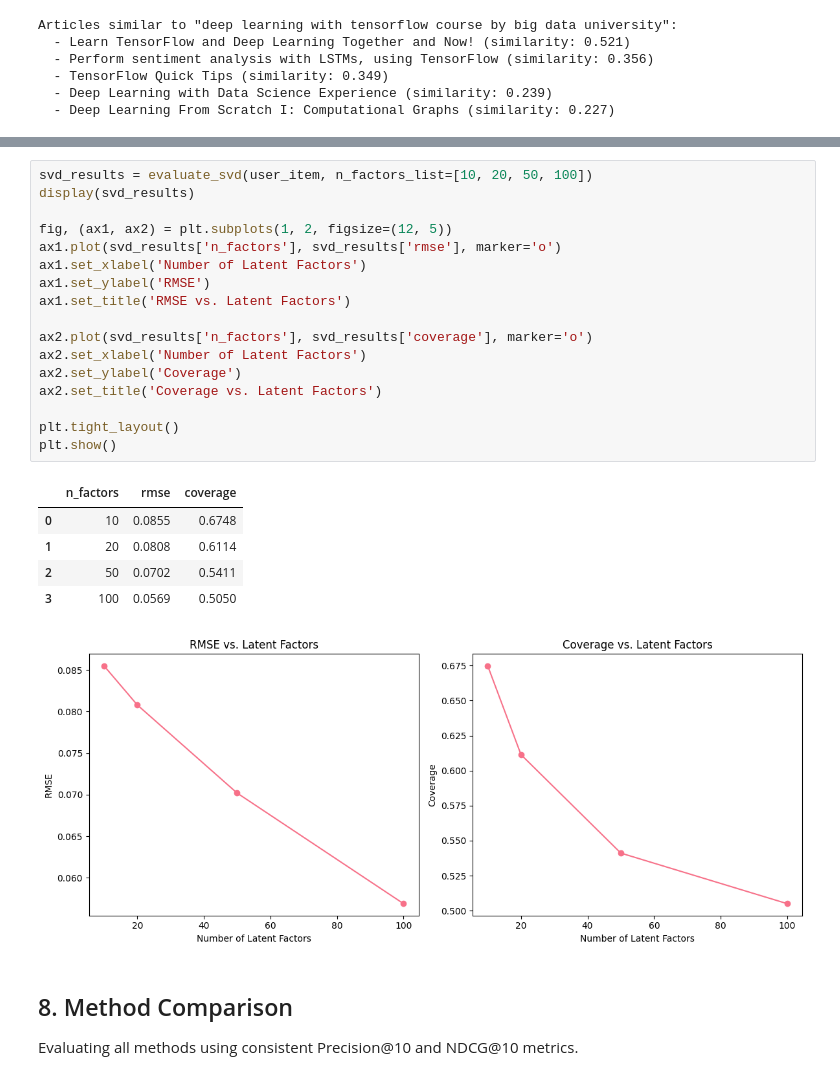
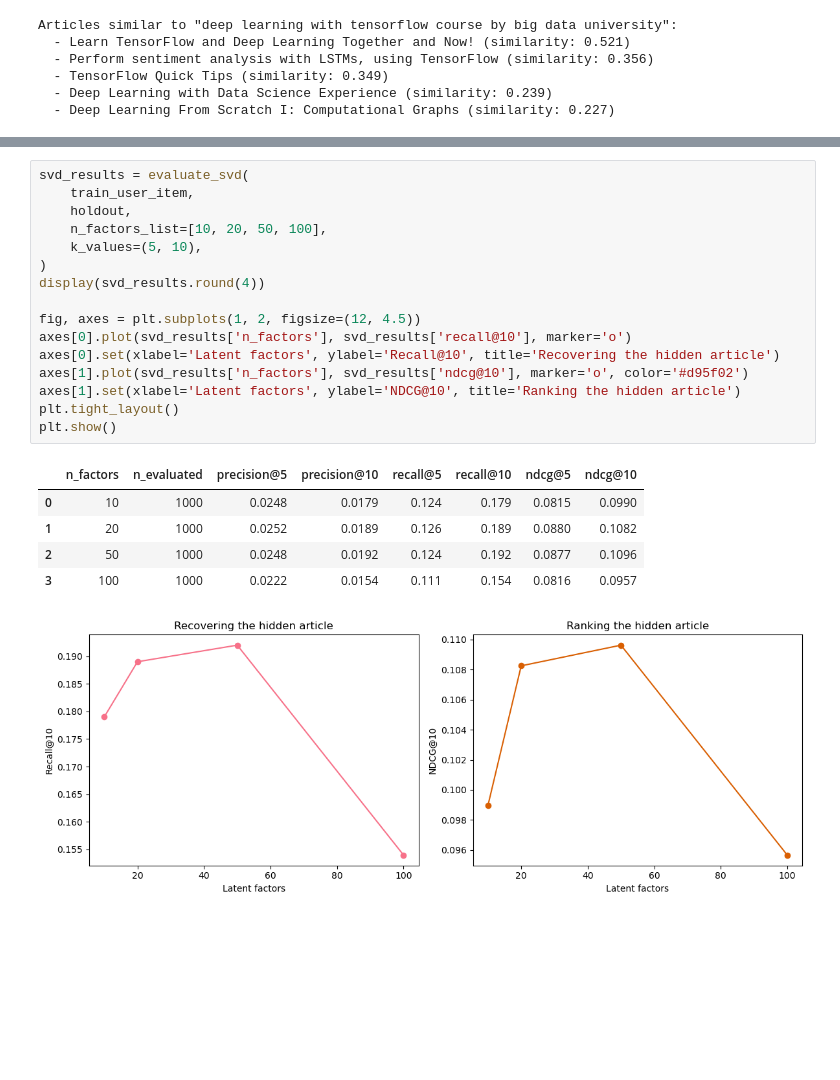
Before and after one commit to tobibolu/Personalized-Article-Recommendation-System, a Jupyter notebook: notebooks/recommender.ipynb, the cells around one changed output, grey strips where cells are left out. Cells and saved outputs as stored; diff of their text form; blank space fills up the shorter version.

Commit message:
Rebuild recommender evaluation with unseen-interaction holdout

```diff
--- a/notebooks/recommender.ipynb
+++ b/notebooks/recommender.ipynb
@@ -265,28 +317,23 @@ Components needed for variance thresholds:
 # %%
-svd_results = evaluate_svd(user_item, n_factors_list=[10, 20, 50, 100])
-display(svd_results)
+svd_results = evaluate_svd(
+    train_user_item,
+    holdout,
+    n_factors_list=[10, 20, 50, 100],
+    k_values=(5, 10),
+)
+display(svd_results.round(4))
 
-fig, (ax1, ax2) = plt.subplots(1, 2, figsize=(12, 5))
-ax1.plot(svd_results['n_factors'], svd_results['rmse'], marker='o')
-ax1.set_xlabel('Number of Latent Factors')
-ax1.set_ylabel('RMSE')
-ax1.set_title('RMSE vs. Latent Factors')
-
-ax2.plot(svd_results['n_factors'], svd_results['coverage'], marker='o')
-ax2.set_xlabel('Number of Latent Factors')
-ax2.set_ylabel('Coverage')
-ax2.set_title('Coverage vs. Latent Factors')
-
+fig, axes = plt.subplots(1, 2, figsize=(12, 4.5))
+axes[0].plot(svd_results['n_factors'], svd_results['recall@10'], marker='o')
+axes[0].set(xlabel='Latent factors', ylabel='Recall@10', title='Recovering the hidden article')
+axes[1].plot(svd_results['n_factors'], svd_results['ndcg@10'], marker='o', color='#d95f02')
+axes[1].set(xlabel='Latent factors', ylabel='NDCG@10', title='Ranking the hidden article')
 plt.tight_layout()
 plt.show()
 # %% [output]
-|  | n_factors | rmse | coverage |
-| 0 | 10 | 0.0855 | 0.6748 |
-| 1 | 20 | 0.0808 | 0.6114 |
-| 2 | 50 | 0.0702 | 0.5411 |
-| 3 | 100 | 0.0569 | 0.5050 |
+|  | n_factors | n_evaluated | precision@5 | precision@10 | recall@5 | recall@10 | ndcg@5 | ndcg@10 |
+| 0 | 10 | 1000 | 0.0248 | 0.0179 | 0.124 | 0.179 | 0.0815 | 0.0990 |
+| 1 | 20 | 1000 | 0.0252 | 0.0189 | 0.126 | 0.189 | 0.0880 | 0.1082 |
+| 2 | 50 | 1000 | 0.0248 | 0.0192 | 0.124 | 0.192 | 0.0877 | 0.1096 |
+| 3 | 100 | 1000 | 0.0222 | 0.0154 | 0.111 | 0.154 | 0.0816 | 0.0957 |
-[figure, old version]
+[figure, new version]
-# %% [markdown]
-## 8. Method Comparison
-
-Evaluating all methods using consistent Precision@10 and NDCG@10 metrics.
```
Also changed, not shown: parts of 18 cells of this notebook, 8 other files.
